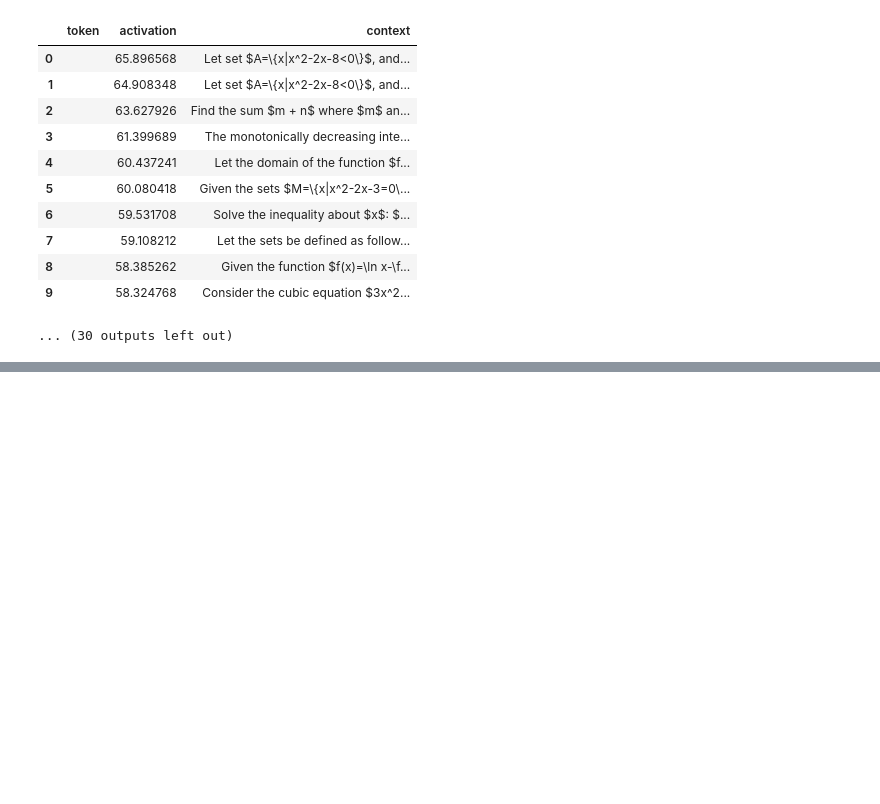
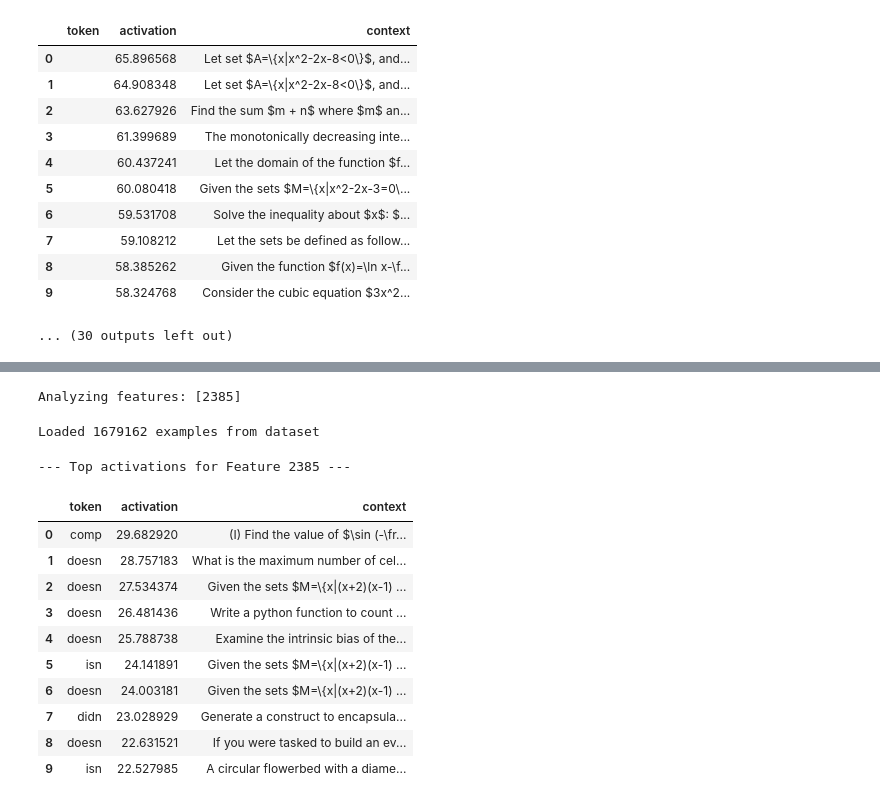
Before and after one commit to jnward/qwen-diffing, a Jupyter notebook: explore.ipynb, the cells around one changed output, grey strips where cells are left out. Cells and saved outputs as stored; diff of their text form; code cells hidden in the pictures; blank space fills up the shorter version.

```diff
--- a/explore.ipynb
+++ b/explore.ipynb
@@ -412,0 +474,19 @@ Loaded 1679162 examples from dataset
+# %%
+some_feature_ids = [2385]
+print(f"Analyzing features: {some_feature_ids}")
+feature_results = find_top_activating_tokens(some_feature_ids, limit=100)
+# %% [output]
+Analyzing features: [2385]
+Loaded 1679162 examples from dataset
+--- Top activations for Feature 2385 ---
+|  | token | activation | context |
+| 0 | comp | 29.682920 | (I) Find the value of $\sin (-\fr... |
+| 1 | doesn | 28.757183 | What is the maximum number of cel... |
+| 2 | doesn | 27.534374 | Given the sets $M=\{x|(x+2)(x-1) ... |
+| 3 | doesn | 26.481436 | Write a python function to count ... |
+| 4 | doesn | 25.788738 | Examine the intrinsic bias of the... |
+| 5 | isn | 24.141891 | Given the sets $M=\{x|(x+2)(x-1) ... |
+| 6 | doesn | 24.003181 | Given the sets $M=\{x|(x+2)(x-1) ... |
+| 7 | didn | 23.028929 | Generate a construct to encapsula... |
+| 8 | doesn | 22.631521 | If you were tasked to build an ev... |
+| 9 | isn | 22.527985 | A circular flowerbed with a diame... |
```
Also changed, not shown: parts of 1 cell of this notebook, 1 other file.
